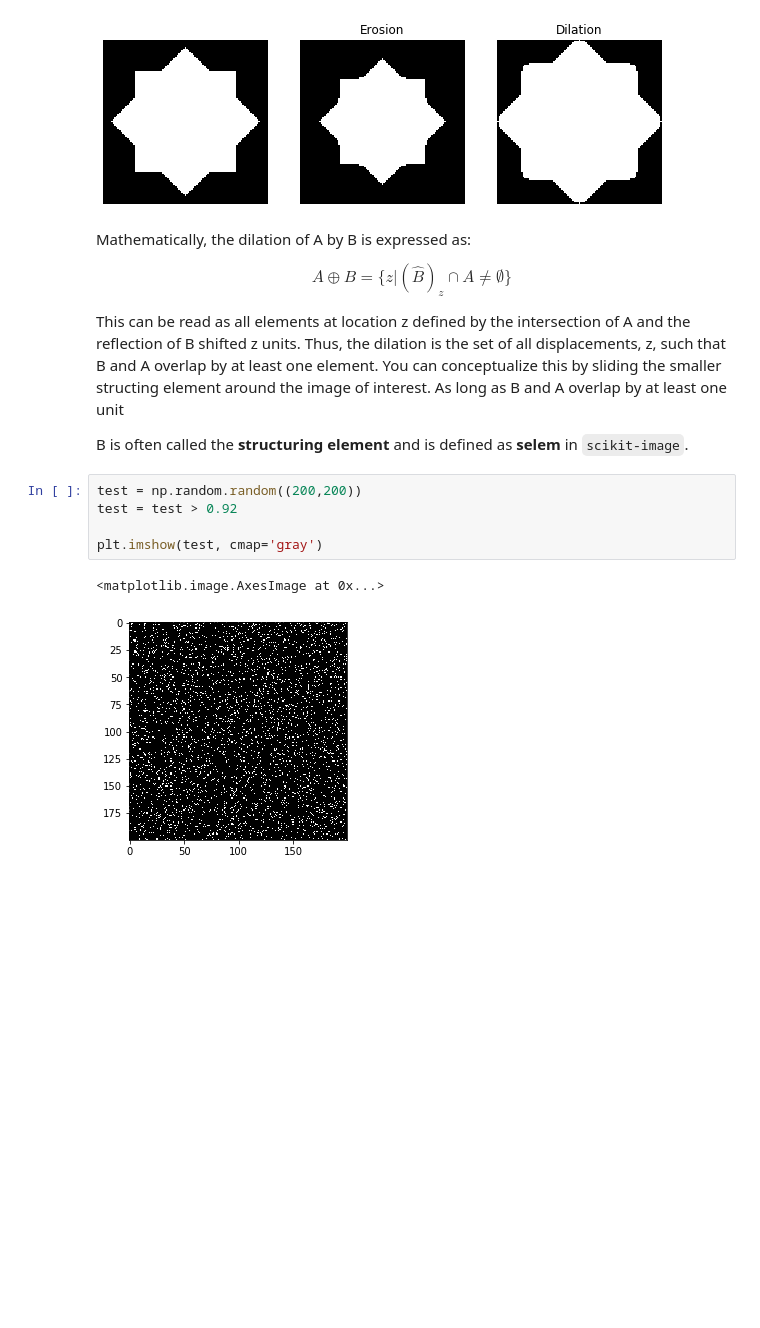
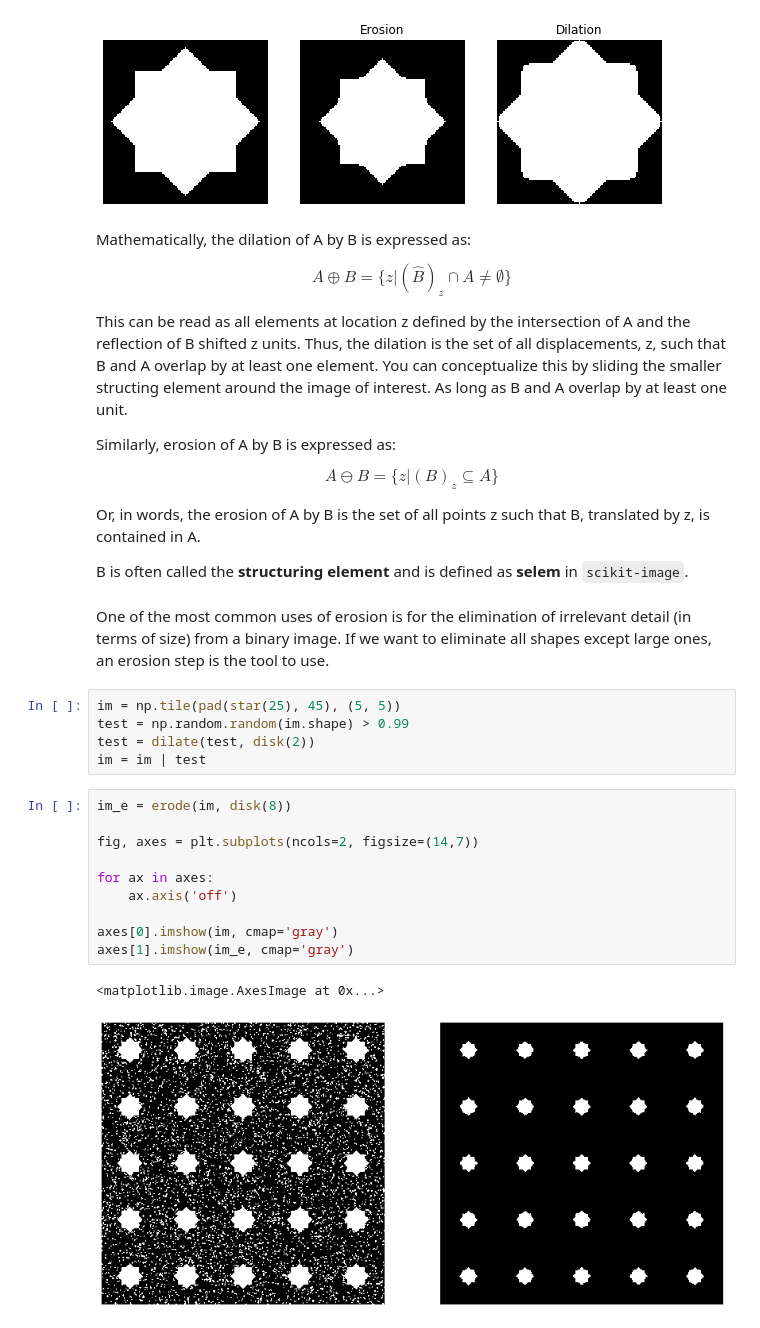
Before and after one commit to uw-cheme599/uw-cheme599.github.io, a Jupyter notebook: Wi20_content/morphology.ipynb, the cells around one changed output. Saved outputs shown, nothing was run; the diff lists cells and outputs as text; blank space fills up the shorter version.

```diff
--- a/Wi20_content/morphology.ipynb
+++ b/Wi20_content/morphology.ipynb
@@ -122,14 +122,32 @@ Mathematically, the dilation of A by B is expressed as:
 
 $$A \oplus B = \{ z | (\hat{B})_z  \cap A \neq \emptyset \}$$
 
-This can be read as all elements at location z defined by the intersection of A and the reflection of B shifted z units. Thus, the dilation is the set of all displacements, z, such that B and A overlap by at least one element. You can conceptualize this by sliding the smaller structing element around the image of interest. As long as B and A overlap by at least one unit
+This can be read as all elements at location z defined by the intersection of A and the reflection of B shifted z units. Thus, the dilation is the set of all displacements, z, such that B and A overlap by at least one element. You can conceptualize this by sliding the smaller structing element around the image of interest. As long as B and A overlap by at least one unit.
+
+Similarly, erosion of A by B is expressed as:
+
+$$A \ominus B = \{ z | (B)_z \subseteq A \} $$
+
+Or, in words, the erosion of A by B is the set of all points z such that B, translated by z, is contained in A.
 
 B is often called the **structuring element** and is defined as **selem** in `scikit-image`.
-# %%
-test = np.random.random((200,200))
-test = test > 0.92
-
-plt.imshow(test, cmap='gray')
-# %% [output]
-<matplotlib.image.AxesImage at 0x...>
-[figure, removed]
+# %% [markdown]
+One of the most common uses of erosion is for the elimination of irrelevant detail (in terms of size) from a binary image. If we want to eliminate all shapes except large ones, an erosion step is the tool to use.
+# %%
+im = np.tile(pad(star(25), 45), (5, 5))
+test = np.random.random(im.shape) > 0.99
+test = dilate(test, disk(2))
+im = im | test
+# %%
+im_e = erode(im, disk(8))
+
+fig, axes = plt.subplots(ncols=2, figsize=(14,7))
+
+for ax in axes:
+    ax.axis('off')
+
+axes[0].imshow(im, cmap='gray')
+axes[1].imshow(im_e, cmap='gray')
+# %% [output]
+<matplotlib.image.AxesImage at 0x...>
+[figure, added]
```
Also changed, not shown: parts of 63 cells of this notebook, 12 other files.
